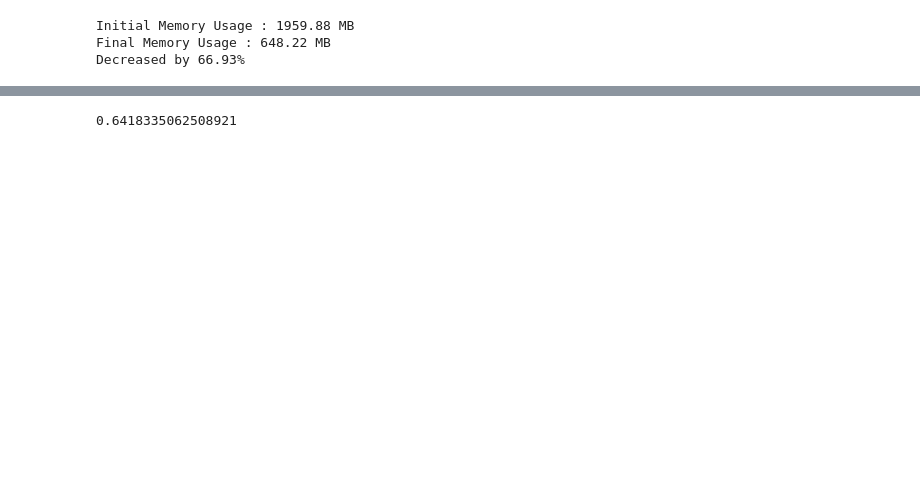
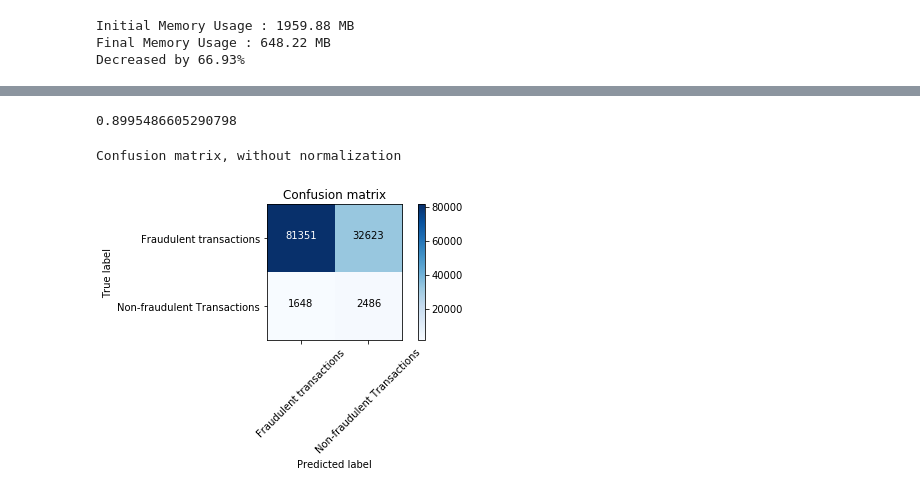
Before and after one commit to cs4262-fraud-detection/ieee-fraud-detection, a Jupyter notebook: final_submission/final_submission.ipynb, the cells around one changed output, grey strips where cells are left out. Saved outputs shown, nothing was run; the diff lists cells and outputs as text; code cells hidden in the pictures; blank space fills up the shorter version.

Commit message:
Cleaning up code. Adding new functions and also comments

```diff
--- a/final_submission/final_submission.ipynb
+++ b/final_submission/final_submission.ipynb
@@ -101,10 +120,9 @@ X_pre_pca = dataset[dataset_columns]
 # %%
-# Reduce number of dimensions through PCA
-reduced_number_of_dimensions = 15 # Note: This number should be increased before making the final
-# submission. Lower values lead to faster model training but lower model accuracy/f1-scores.
+# Reduce number of dimensions through PCA. We decrease the amount of computational time required to model the data
+# by reducing dimensions (notice that the transformed dataset explains at least 90% of the variance).
 pca = decomposition.PCA(n_components=reduced_number_of_dimensions, random_state=42)
 X_post_pca = pca.fit_transform(X_pre_pca)
 print(pca.explained_variance_ratio_.sum())
 # %% [output]
-0.6418335062508921
+0.8995486605290798
 # %%
@@ -121,0 +138,45 @@ def get_model_with_best_estimators(model, parameters, X_train, y_train):
+# %%
+# Extracted from: https://scikit-learn.org/0.18/auto_examples/model_selection/plot_confusion_matrix.html
+def plot_confusion_matrix(cm, classes,
+                          normalize=False,
+                          title='Confusion matrix',
+                          cmap=plt.cm.Blues):
+    """
+    This function prints and plots the confusion matrix.
+    Normalization can be applied by setting `normalize=True`.
+    """
+    plt.imshow(cm, interpolation='nearest', cmap=cmap)
+    plt.title(title)
+    plt.colorbar()
+    tick_marks = np.arange(len(classes))
+    plt.xticks(tick_marks, classes, rotation=45)
+    plt.yticks(tick_marks, classes)
+
+    if normalize:
+        cm = cm.astype('float') / cm.sum(axis=1)[:, np.newaxis]
+        print("Normalized confusion matrix")
+    else:
+        print('Confusion matrix, without normalization')
+
+    # print(cm)
+
+    thresh = cm.max() / 2.
+    for i, j in itertools.product(range(cm.shape[0]), range(cm.shape[1])):
+        plt.text(j, i, cm[i, j],
+                 horizontalalignment="center",
+                 color="white" if cm[i, j] > thresh else "black")
+
+    plt.tight_layout()
+    plt.ylabel('True label')
+    plt.xlabel('Predicted label')
+# %%
+# SVM model.
+svm_parameters = {'kernel':('linear', 'rbf'), 'C':[1, 10]}
+svm_model = sklearn.svm.SVC(max_iter=700)
+best_svm_model = get_model_with_best_estimators(svm_model, svm_parameters, X_train, y_train)
+# %%
+cf_matrix_svc = sklearn.metrics.confusion_matrix(y_test, best_svm_model.predict(X_test))
+plot_confusion_matrix(cf_matrix_svc, ["Fraudulent transactions", "Non-fraudulent Transactions"])
+# %% [output]
+Confusion matrix, without normalization
+[figure, added]
```
Also changed, not shown: parts of 31 cells of this notebook.
